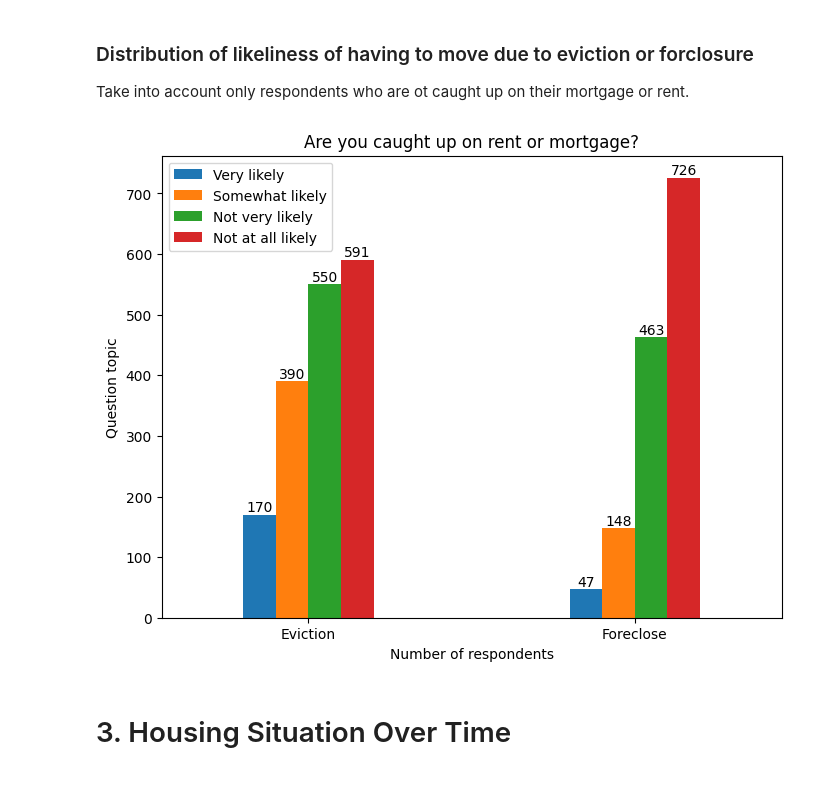
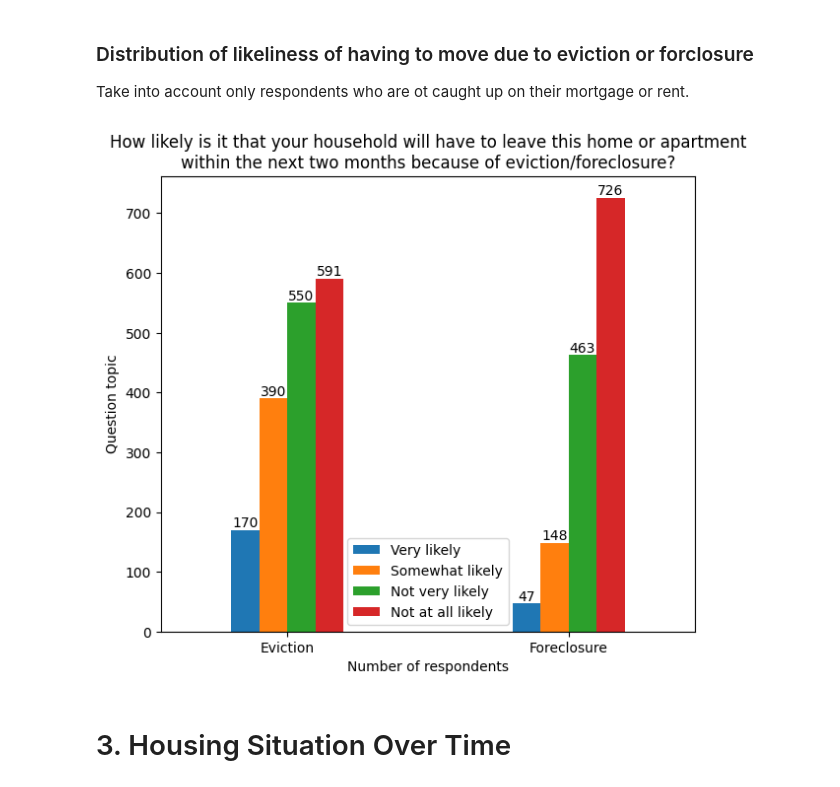
Before and after one commit to BU-Spark/ds-bcc-tania-fernandes-d7, a Jupyter notebook: fa24-team-b/housing/notebooks/pulse-survey.ipynb, the cells around one changed output. Drawn from its saved outputs; the diff is of its cells as text; code cells hidden in the pictures.

```diff
--- a/fa24-team-b/housing/notebooks/pulse-survey.ipynb
+++ b/fa24-team-b/housing/notebooks/pulse-survey.ipynb
@@ -417,22 +420,23 @@ plt.show()
 ### Distribution of likeliness of having to move due to eviction or forclosure
 Take into account only respondents who are ot caught up on their mortgage or rent.
 # %%
-move_answer_count = value_counts_df[["EVICT", "FORCLOSE"]].iloc[[1, 2, 3, 4]].T.rename(index={"EVICT" : "Eviction", "FORCLOSE": "Foreclose"})
+move_answer_count = value_counts_df[["EVICT", "FORCLOSE"]].iloc[[1, 2, 3, 4]].T.rename(index={"EVICT" : "Eviction", "FORCLOSE": "Foreclosure"})
 
-fig, ax = plt.subplots(figsize=(8, 6))
+fig, ax = plt.subplots(figsize=(7, 6))
 move_answer_count.plot(kind="bar", stacked=False, ax=ax, width=0.4)
 
 for container in ax.containers:
     ax.bar_label(container, label_type='edge')
 
 plt.xlabel("Number of respondents")
 plt.xticks(rotation=0)
 plt.ylabel("Question topic")
-plt.title("Are you caught up on rent or mortgage?")
+plt.title("How likely is it that your household will have to leave this home or apartment\nwithin the next two months because of eviction/foreclosure?")
 plt.legend(["Very likely", "Somewhat likely", "Not very likely", "Not at all likely"])
+
 plt.show()
 # %% [output]
-[figure, old version]
+[figure, new version]
 # %% [markdown]
 # 3. Housing Situation Over Time
 # %% [markdown]
```
Also changed, not shown: parts of 10 cells of this notebook, 1 other file.
